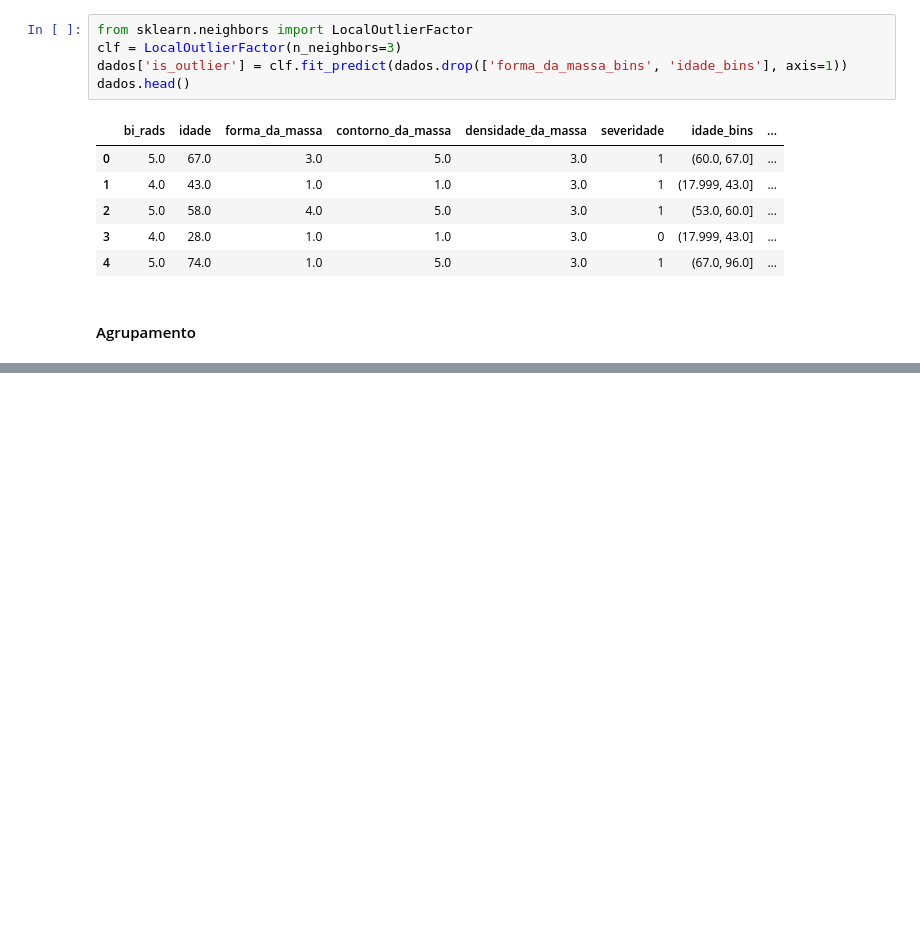
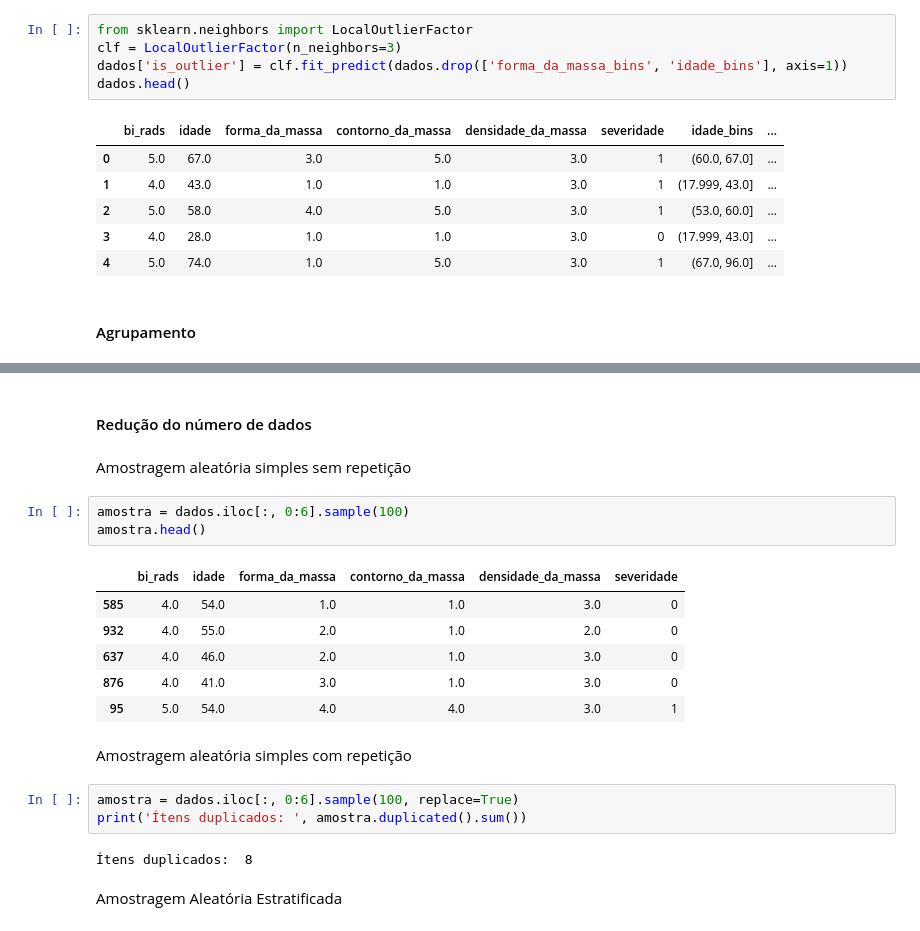
Before and after one commit to LilianeAquino/introducao_mineracao_de_dados, a Jupyter notebook: 02_pré_processamento_de_dados.ipynb, the cells around one changed output, grey strips where cells are left out. Drawn from its saved outputs; the diff is of its cells as text; blank space fills up the shorter version.

```diff
--- a/02_pré_processamento_de_dados.ipynb
+++ b/02_pré_processamento_de_dados.ipynb
@@ -257,0 +294,23 @@ dados.sample()
+# %% [markdown]
+#### Redução do número de dados
+# %% [markdown]
+ Amostragem aleatória simples sem repetição
+# %%
+amostra = dados.iloc[:, 0:6].sample(100)
+amostra.head()
+# %% [output]
+|  | bi_rads | idade | forma_da_massa | contorno_da_massa | densidade_da_massa | severidade |
+| 585 | 4.0 | 54.0 | 1.0 | 1.0 | 3.0 | 0 |
+| 932 | 4.0 | 55.0 | 2.0 | 1.0 | 2.0 | 0 |
+| 637 | 4.0 | 46.0 | 2.0 | 1.0 | 3.0 | 0 |
+| 876 | 4.0 | 41.0 | 3.0 | 1.0 | 3.0 | 0 |
+| 95 | 5.0 | 54.0 | 4.0 | 4.0 | 3.0 | 1 |
+# %% [markdown]
+Amostragem aleatória simples com repetição
+# %%
+amostra = dados.iloc[:, 0:6].sample(100, replace=True)
+print('Ítens duplicados: ', amostra.duplicated().sum())
+# %% [output]
+Ítens duplicados:  8
+# %% [markdown]
+Amostragem Aleatória Estratificada
```
Also changed, not shown: parts of 14 cells of this notebook.
